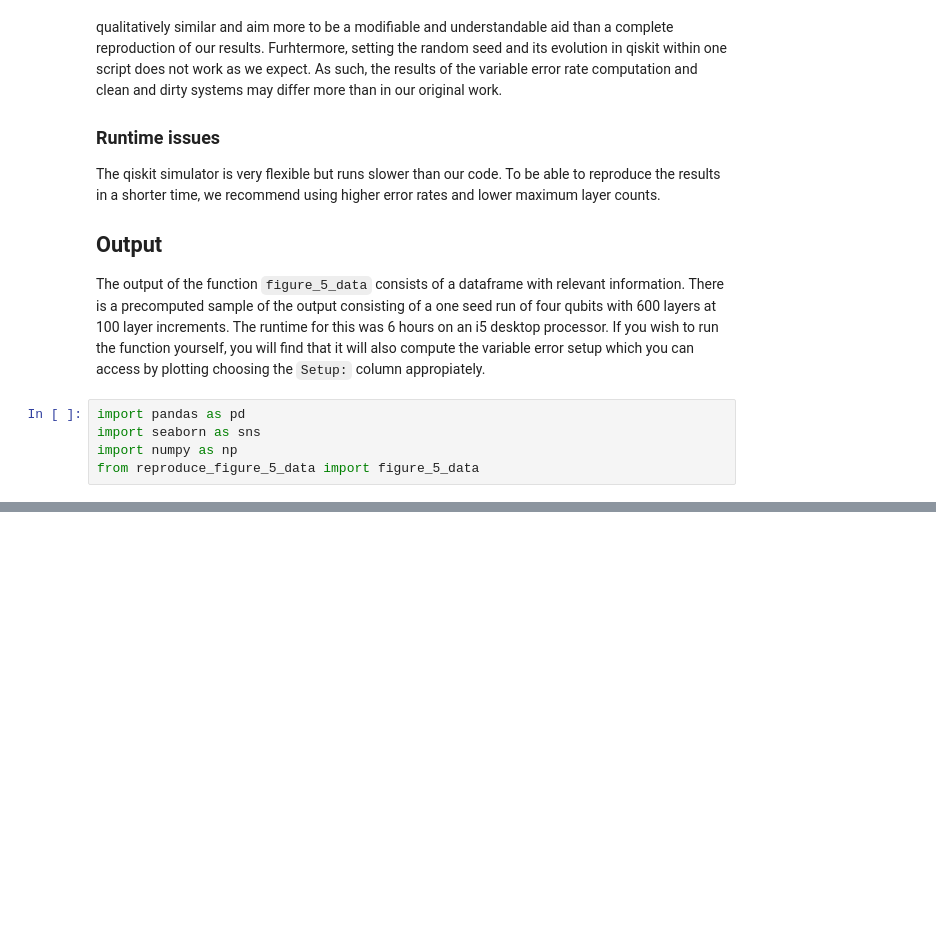
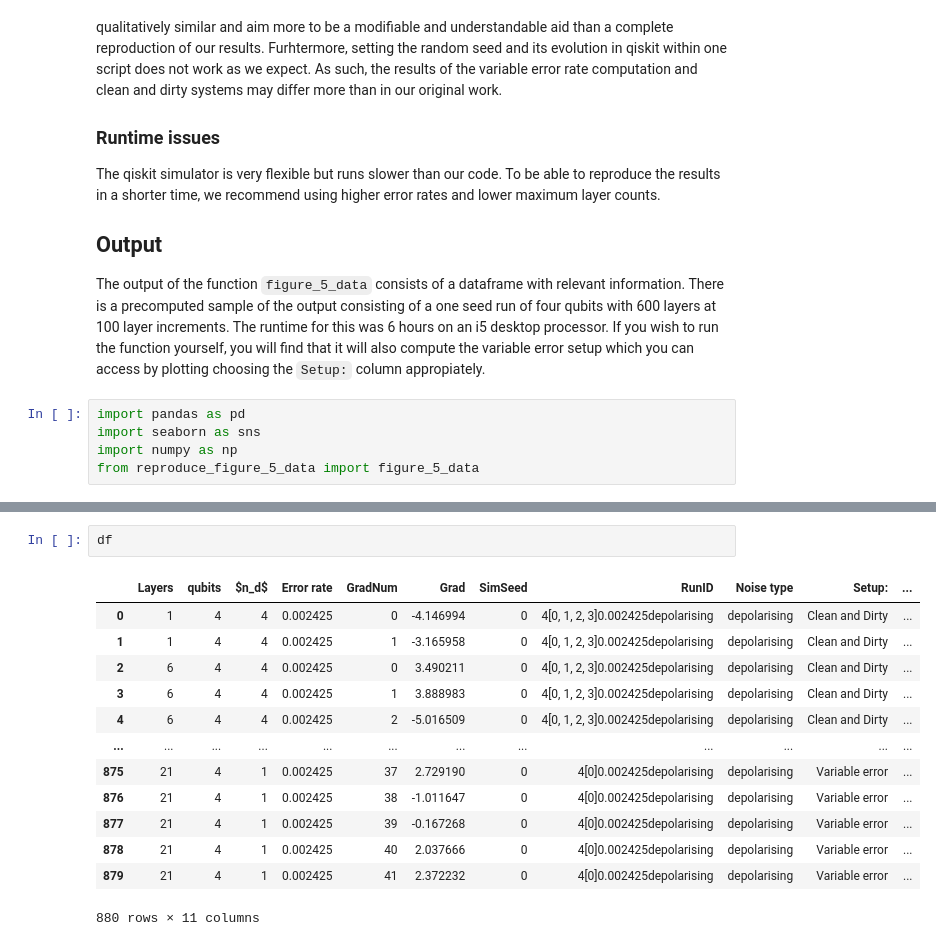
Before and after one commit to danielbultrini/Clean_Dirty_Qubits, a Jupyter notebook: Recreate data.ipynb, the cells around one changed output, grey strips where cells are left out. Drawn from its saved outputs; the diff is of its cells as text; blank space fills up the shorter version.

```diff
--- a/Recreate data.ipynb
+++ b/Recreate data.ipynb
@@ -32 +50,17 @@ else: #use precomputed results
+# %%
+df
+# %% [output]
+|  | Layers | qubits | $n_d$ | Error rate | GradNum | Grad | SimSeed | RunID | Noise type | Setup: | ... |
+| 0 | 1 | 4 | 4 | 0.002425 | 0 | -4.146994 | 0 | 4[0, 1, 2, 3]0.002425depolarising | depolarising | Clean and Dirty | ... |
+| 1 | 1 | 4 | 4 | 0.002425 | 1 | -3.165958 | 0 | 4[0, 1, 2, 3]0.002425depolarising | depolarising | Clean and Dirty | ... |
+| 2 | 6 | 4 | 4 | 0.002425 | 0 | 3.490211 | 0 | 4[0, 1, 2, 3]0.002425depolarising | depolarising | Clean and Dirty | ... |
+| 3 | 6 | 4 | 4 | 0.002425 | 1 | 3.888983 | 0 | 4[0, 1, 2, 3]0.002425depolarising | depolarising | Clean and Dirty | ... |
+| 4 | 6 | 4 | 4 | 0.002425 | 2 | -5.016509 | 0 | 4[0, 1, 2, 3]0.002425depolarising | depolarising | Clean and Dirty | ... |
+| ... | ... | ... | ... | ... | ... | ... | ... | ... | ... | ... | ... |
+| 875 | 21 | 4 | 1 | 0.002425 | 37 | 2.729190 | 0 | 4[0]0.002425depolarising | depolarising | Variable error | ... |
+| 876 | 21 | 4 | 1 | 0.002425 | 38 | -1.011647 | 0 | 4[0]0.002425depolarising | depolarising | Variable error | ... |
+| 877 | 21 | 4 | 1 | 0.002425 | 39 | -0.167268 | 0 | 4[0]0.002425depolarising | depolarising | Variable error | ... |
+| 878 | 21 | 4 | 1 | 0.002425 | 40 | 2.037666 | 0 | 4[0]0.002425depolarising | depolarising | Variable error | ... |
+| 879 | 21 | 4 | 1 | 0.002425 | 41 | 2.372232 | 0 | 4[0]0.002425depolarising | depolarising | Variable error | ... |
+880 rows × 11 columns
 # %%
```
Also changed, not shown: parts of 2 cells of this notebook, 13 other files.
